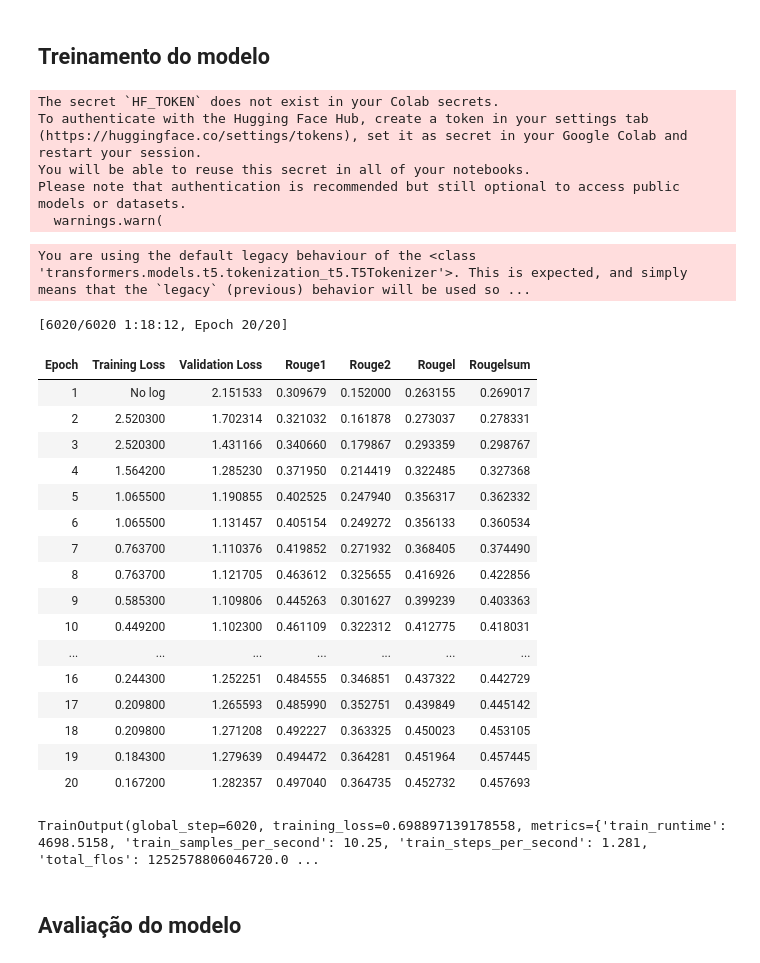
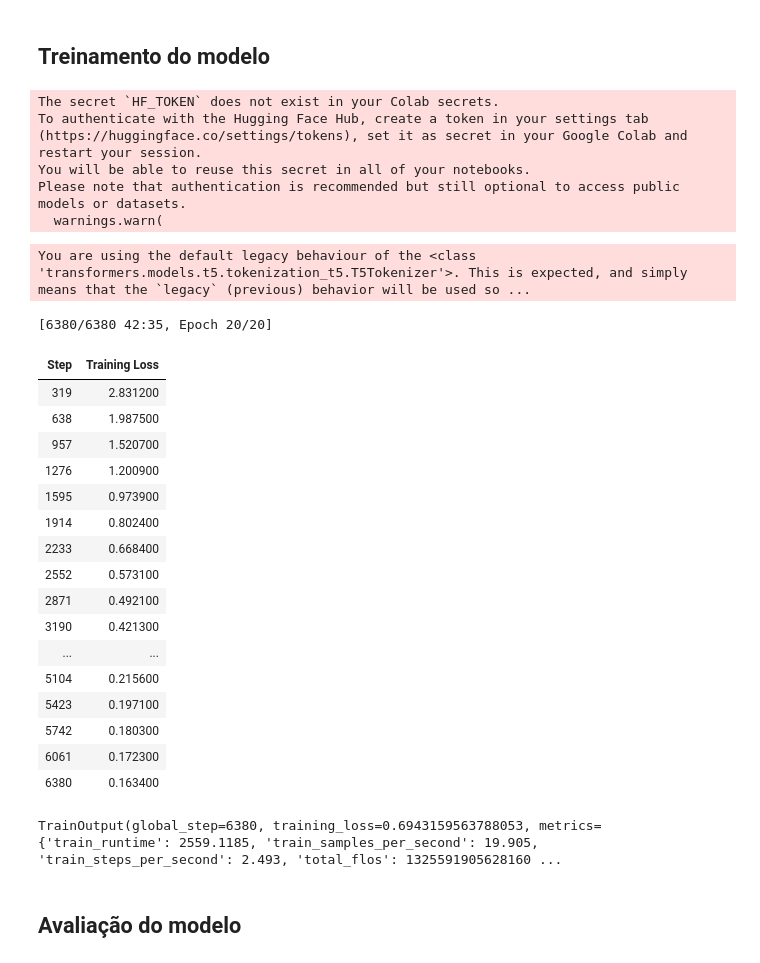
Before and after one commit to EdmilsonSantana/auto-qa-gen, a Jupyter notebook: notebooks/PTT5_Fine_Tuning.ipynb, the cells around one changed output. Saved outputs shown, nothing was run; the diff lists cells and outputs as text; code cells hidden in the pictures.

Commit message:
adjusting training dataset

```diff
--- a/notebooks/PTT5_Fine_Tuning.ipynb
+++ b/notebooks/PTT5_Fine_Tuning.ipynb
@@ -90,0 +69,2 @@ Dataset({
+# %%
+df_qa = pd.DataFrame({'question': questions, 'answer': answers})
@@ -90,0 +83,4 @@ Dataset({
+# %%
+df_qa.drop_duplicates(subset=['question'], inplace=True)
+# %%
+dataset = Dataset.from_dict({'question': df_qa['question'], 'answer': df_qa['answer']})
@@ -109,14 +113,3 @@ test_batch_size = 4
-# %%
-tokenizer = T5Tokenizer.from_pretrained(model_name)
-model = T5ForConditionalGeneration.from_pretrained(model_name)
-data_collator = DataCollatorForSeq2Seq(tokenizer=tokenizer, model=model)
-# %% [output]
-The secret `HF_TOKEN` does not exist in your Colab secrets.
-To authenticate with the Hugging Face Hub, create a token in your settings tab (https://huggingface.co/settings/tokens), set it as secret in your Google Colab and restart your session.
-You will be able to reuse this secret in all of your notebooks.
-Please note that authentication is recommended but still optional to access public models or datasets.
-  warnings.warn(
-You are using the default legacy behaviour of the <class 'transformers.models.t5.tokenization_t5.T5Tokenizer'>. This is expected, and simply means that the `legacy` (previous) behavior will be used so ...
 # %%
 def tokenize_data(examples):
     model_inputs = tokenizer(examples['question'], max_length=max_length, truncation=True)
@@ -134,51 +119,54 @@ def compute_metrics(eval_predictions: EvalPrediction):
 # %%
-train_dataset_tokenized = train_dataset.map(tokenize_data, batched=True)
-test_dataset_tokenized = test_dataset.map(tokenize_data, batched=True)
+tokenizer = T5Tokenizer.from_pretrained(model_name)
+model = T5ForConditionalGeneration.from_pretrained(model_name)
+data_collator = DataCollatorForSeq2Seq(tokenizer=tokenizer, model=model)
+tokenized_dataset = dataset.map(tokenize_data, batched=True)
 
 training_args = Seq2SeqTrainingArguments(
     output_dir=DATA_DIR,
     num_train_epochs=n_epochs,
     per_device_train_batch_size=train_batch_size,
-    per_device_eval_batch_size=test_batch_size,
-    learning_rate=learning_rate,
     weight_decay=weight_decay,
-    evaluation_strategy="epoch",
     save_strategy="epoch",
-    predict_with_generate=True,
-    generation_max_length=100
+    logging_strategy="epoch",
+    learning_rate=learning_rate
 )
 
 trainer = Seq2SeqTrainer(
     model=model,
     args=training_args,
-    train_dataset=train_dataset_tokenized,
-    eval_dataset=test_dataset_tokenized,
-    compute_metrics=compute_metrics,
+    train_dataset=tokenized_dataset,
     tokenizer=tokenizer,
     data_collator=data_collator
 )
 
 trainer.train()
 # %% [output]
-[6020/6020 1:18:12, Epoch 20/20]
+The secret `HF_TOKEN` does not exist in your Colab secrets.
+To authenticate with the Hugging Face Hub, create a token in your settings tab (https://huggingface.co/settings/tokens), set it as secret in your Google Colab and restart your session.
+You will be able to reuse this secret in all of your notebooks.
+Please note that authentication is recommended but still optional to access public models or datasets.
+  warnings.warn(
+You are using the default legacy behaviour of the <class 'transformers.models.t5.tokenization_t5.T5Tokenizer'>. This is expected, and simply means that the `legacy` (previous) behavior will be used so ...
+[6380/6380 42:35, Epoch 20/20]
-| Epoch | Training Loss | Validation Loss | Rouge1 | Rouge2 | Rougel | Rougelsum |
-| 1 | No log | 2.151533 | 0.309679 | 0.152000 | 0.263155 | 0.269017 |
-| 2 | 2.520300 | 1.702314 | 0.321032 | 0.161878 | 0.273037 | 0.278331 |
-| 3 | 2.520300 | 1.431166 | 0.340660 | 0.179867 | 0.293359 | 0.298767 |
-| 4 | 1.564200 | 1.285230 | 0.371950 | 0.214419 | 0.322485 | 0.327368 |
-| 5 | 1.065500 | 1.190855 | 0.402525 | 0.247940 | 0.356317 | 0.362332 |
-| 6 | 1.065500 | 1.131457 | 0.405154 | 0.249272 | 0.356133 | 0.360534 |
-| 7 | 0.763700 | 1.110376 | 0.419852 | 0.271932 | 0.368405 | 0.374490 |
-| 8 | 0.763700 | 1.121705 | 0.463612 | 0.325655 | 0.416926 | 0.422856 |
-| 9 | 0.585300 | 1.109806 | 0.445263 | 0.301627 | 0.399239 | 0.403363 |
-| 10 | 0.449200 | 1.102300 | 0.461109 | 0.322312 | 0.412775 | 0.418031 |
-| ... | ... | ... | ... | ... | ... | ... |
-| 16 | 0.244300 | 1.252251 | 0.484555 | 0.346851 | 0.437322 | 0.442729 |
-| 17 | 0.209800 | 1.265593 | 0.485990 | 0.352751 | 0.439849 | 0.445142 |
-| 18 | 0.209800 | 1.271208 | 0.492227 | 0.363325 | 0.450023 | 0.453105 |
-| 19 | 0.184300 | 1.279639 | 0.494472 | 0.364281 | 0.451964 | 0.457445 |
-| 20 | 0.167200 | 1.282357 | 0.497040 | 0.364735 | 0.452732 | 0.457693 |
+| Step | Training Loss |
+| 319 | 2.831200 |
+| 638 | 1.987500 |
+| 957 | 1.520700 |
+| 1276 | 1.200900 |
+| 1595 | 0.973900 |
+| 1914 | 0.802400 |
+| 2233 | 0.668400 |
+| 2552 | 0.573100 |
+| 2871 | 0.492100 |
+| 3190 | 0.421300 |
+| ... | ... |
+| 5104 | 0.215600 |
+| 5423 | 0.197100 |
+| 5742 | 0.180300 |
+| 6061 | 0.172300 |
+| 6380 | 0.163400 |
-TrainOutput(global_step=6020, training_loss=0.698897139178558, metrics={'train_runtime': 4698.5158, 'train_samples_per_second': 10.25, 'train_steps_per_second': 1.281, 'total_flos': 1252578806046720.0 ...
+TrainOutput(global_step=6380, training_loss=0.6943159563788053, metrics={'train_runtime': 2559.1185, 'train_samples_per_second': 19.905, 'train_steps_per_second': 2.493, 'total_flos': 1325591905628160 ...
 # %%
 final_model_dir = f'{DATA_DIR}/final_model'
 # %%
```
Also changed, not shown: parts of 23 cells of this notebook.
